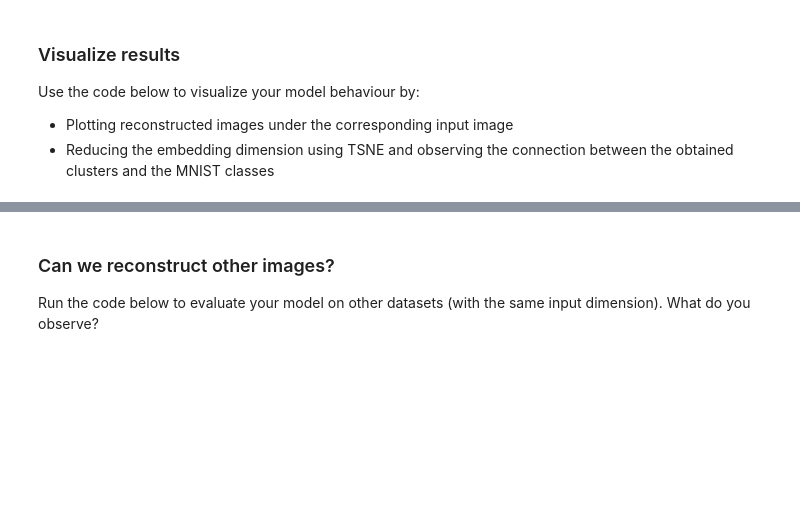
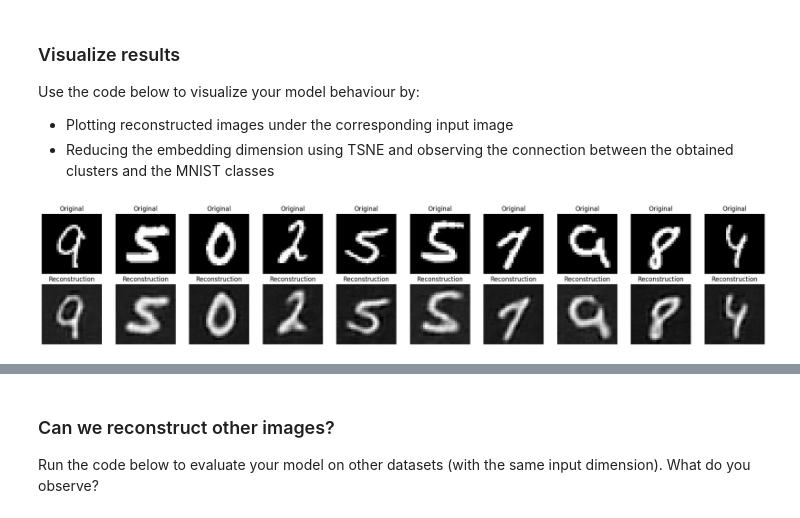
Before and after one commit to gaurisharma360/tue-deeplearning-2AMM10, a Jupyter notebook: practicals/P1.2_Word_embedding_and_autoencoder.ipynb, the cells around one changed output, grey strips where cells are left out. Drawn from its saved outputs; the diff is of its cells as text; code cells hidden in the pictures; blank space fills up the shorter version.

```diff
--- a/practicals/P1.2_Word_embedding_and_autoencoder.ipynb
+++ b/practicals/P1.2_Word_embedding_and_autoencoder.ipynb
@@ -391,0 +599,29 @@ for epoch in range(10):
+# %%
+#TRAINING
+# === ADD CODE HERE ===
+#My code for training the model and printing the loss
+loss_function = nn.NLLLoss()
+model=CBOW()
+optimizer = torch.optim.SGD(model.parameters(), lr=0.01)
+for epoch in range(10):
+    total_loss = 0
+    for i in range (len(X)):
+        # Convert words → indices
+        context = X[i]              # shape: (context_length,)
+        target = Y[i].squeeze()    # shape: scalar
+        # Reset gradients
+        model.zero_grad()
+
+        # Forward pass
+        log_probs = model(context)
+
+        # Compute loss
+        loss = loss_function(log_probs, target.unsqueeze(0))
+
+        # Backpropagation
+        loss.backward()
+        optimizer.step()
+
+        total_loss += loss.item()
+
+    print(f"Epoch {epoch}, Loss: {total_loss}")
@@ -470,30 +988,32 @@ Use the code below to visualize your model behaviour by:
 # %%
 import matplotlib.pyplot as plt
 import random
 
 def plot_reconstructions(model, dataset, num_samples=10):
     indices = random.sample(range(len(dataset)), num_samples)
 
     fig, axes = plt.subplots(2, num_samples, figsize=(20, 4))
     with torch.no_grad():
         for i, idx in enumerate(indices):
-            orig_img,_ = test_dataset[idx]
+            orig_img,_ = dataset[idx] # Changed from test_dataset[idx]
             orig_img = orig_img.unsqueeze(0)
             orig_img = orig_img.to("cuda")
             reconstruction, _ = model(orig_img)
 
             orig_img_cpu = orig_img.squeeze(0).cpu()
             reconstruction_cpu = reconstruction.squeeze(0).cpu()
             orig_plot = orig_img_cpu.permute(1, 2, 0).numpy()
             recon_plot = reconstruction_cpu.permute(1, 2, 0).numpy()
 
             axes[0, i].imshow(orig_plot, cmap='gray')
             axes[0, i].set_title("Original")
             axes[0, i].axis('off')
             axes[1, i].imshow(recon_plot, cmap='gray')
             axes[1, i].set_title("Reconstruction")
             axes[1, i].axis('off')
 
     plt.tight_layout()
     plt.show()
 plot_reconstructions(model,test_dataset)
+# %% [output]
+[figure, added]
```
Also changed, not shown: parts of 39 cells of this notebook.
